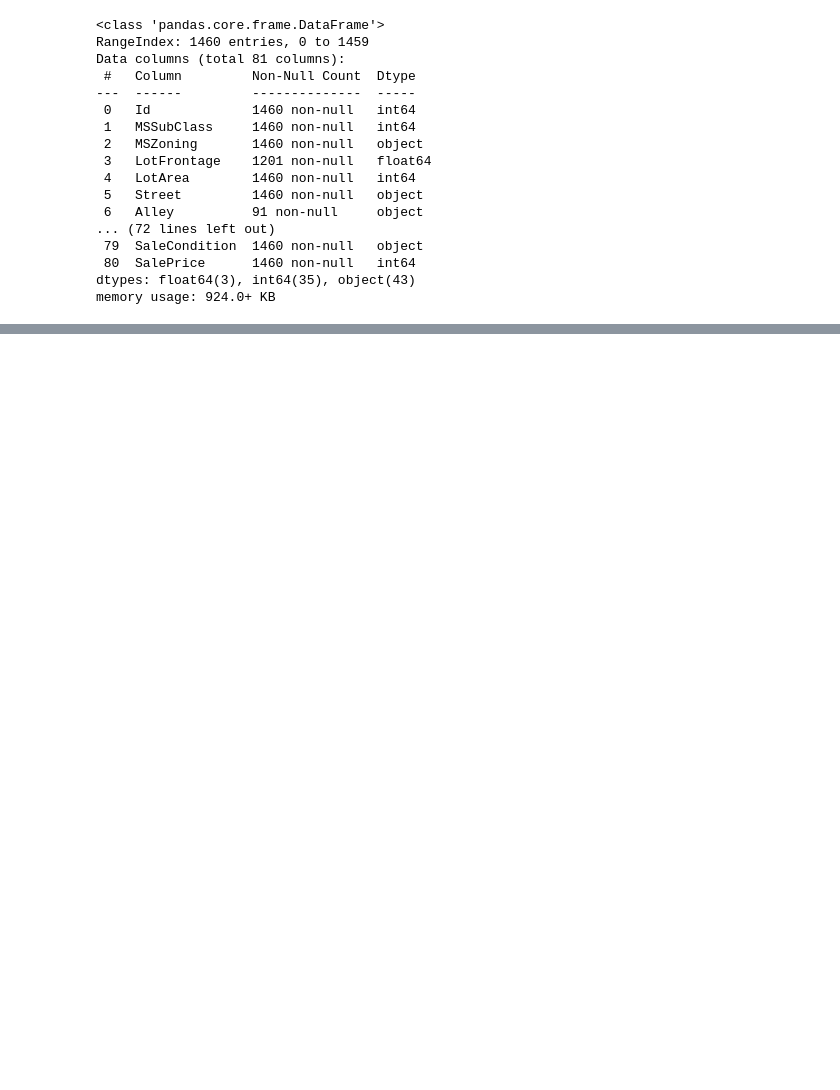
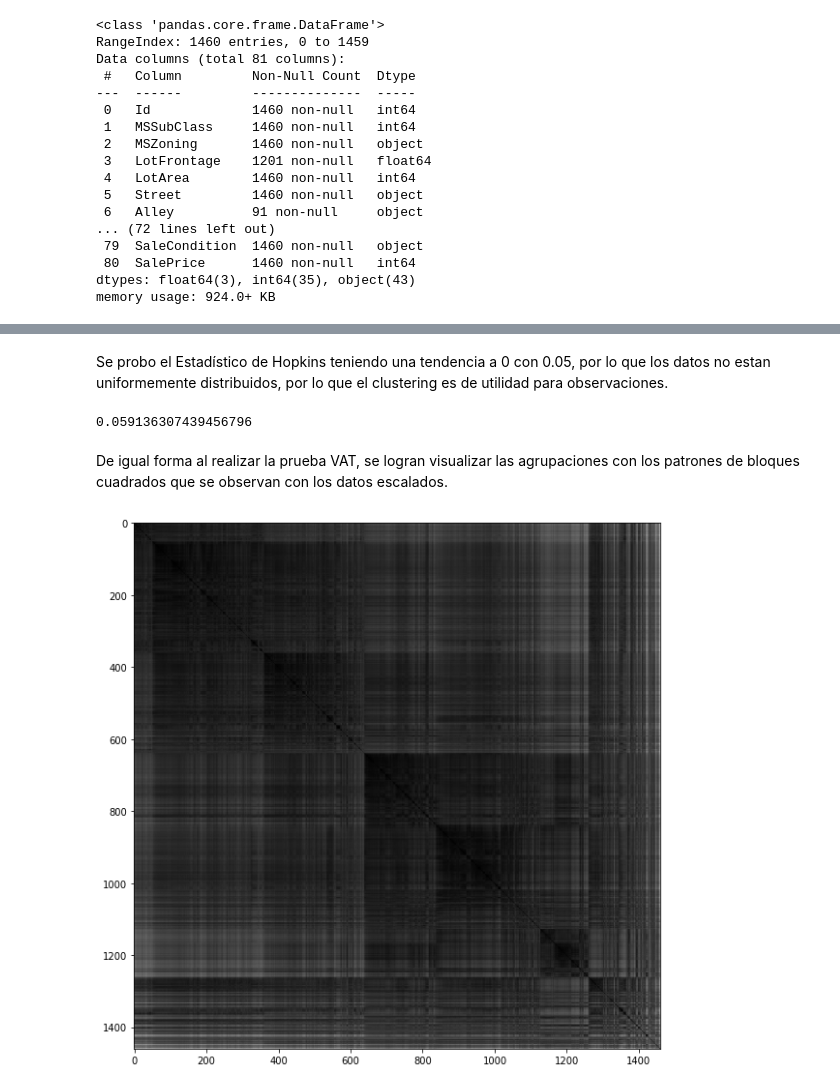
Before and after one commit to JosePabloPonce/MineriaHDT3, a Jupyter notebook: hdt3.ipynb, the cells around one changed output, grey strips where cells are left out. Cells and saved outputs as stored; diff of their text form; code cells hidden in the pictures; blank space fills up the shorter version.

```diff
--- a/hdt3.ipynb
+++ b/hdt3.ipynb
@@ -121,0 +123,15 @@ sb.pairplot(datos,vars=["SalePrice","GarageArea","GarageCars","TotRmsAbvGrd","Fu
+# %% [markdown]
+Se probo el Estadístico de Hopkins teniendo una tendencia a 0 con 0.05, por lo que los datos no estan uniformemente distribuidos, por lo que el clustering es de utilidad para observaciones.
+# %%
+random.seed(150)
+datos_cluster = datos[["SalePrice","GarageArea","GarageCars","TotRmsAbvGrd","FullBath","GrLivArea","1stFlrSF", "TotalBsmtSF", "YearBuilt", "OverallQual"]].copy()
+pyclustertend.hopkins(datos_cluster,len(datos_cluster))
+# %% [output]
+0.059136307439456796
+# %% [markdown]
+De igual forma al realizar la prueba VAT, se logran visualizar las agrupaciones con los patrones de bloques cuadrados que se observan con los datos escalados.
+# %%
+X_scale=sklearn.preprocessing.scale(datos_cluster)
+pyclustertend.vat(X_scale)
+# %% [output]
+[figure, added]
```
Also changed, not shown: parts of 11 cells of this notebook.
